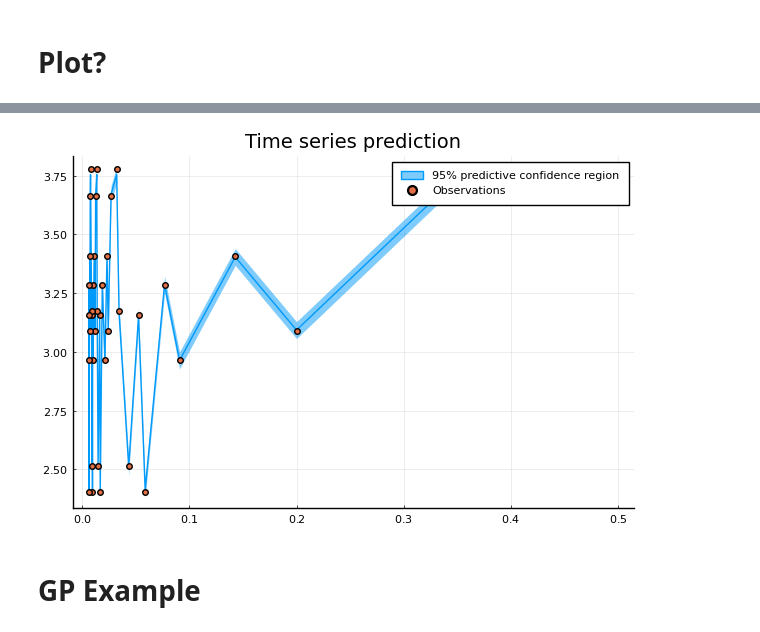
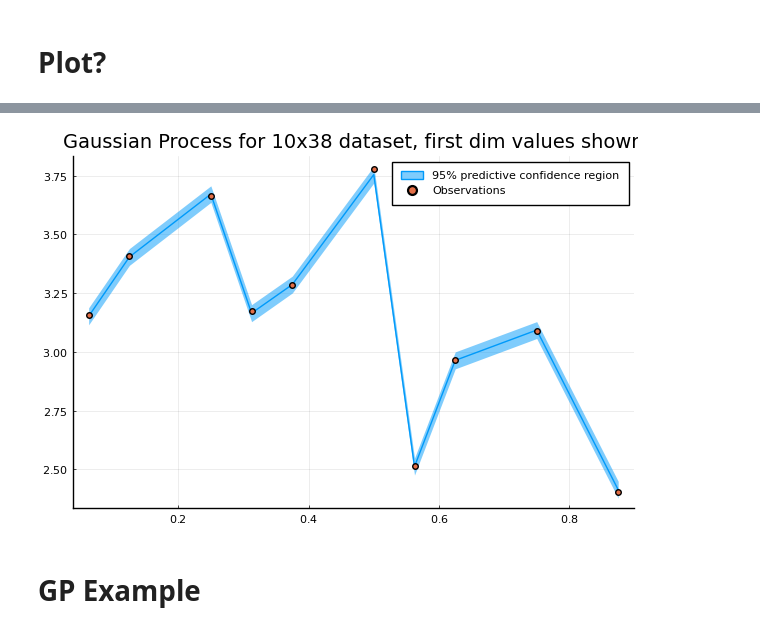
Before and after one commit to juliet29/fp_cs361, a Jupyter notebook: notebooks/gpjl.ipynb, the cells around one changed output, grey strips where cells are left out. Cells and saved outputs as stored; diff of their text form; code cells hidden in the pictures.

Commit message:
better gp graph

```diff
--- a/notebooks/gpjl.ipynb
+++ b/notebooks/gpjl.ipynb
@@ -136,2 +150,2 @@ r0 = rmsd(y_hat, y)
 # %%
-plotx = X[:,1];
+plotx = X[1,:]
@@ -140,8 +178,8 @@ plotx = X[:,1];
 # %%
-plot(plotx,μ,ribbon=Σ, title="Time series prediction",label="95% predictive confidence region")
-scatter!(plotx,y,label="Observations")
+plot(plotx[px],μ[px],ribbon=Σ[px], title="Gaussian Process for 10x38 dataset, first dim values shown",label="95% predictive confidence region")
+scatter!(plotx[px],y[px],label="Observations")
 # %% [output]
-[figure, old version]
+[figure, new version]
 # %% [markdown]
 # GP Example
 # %%
```
Also changed, not shown: parts of 4 cells of this notebook.
